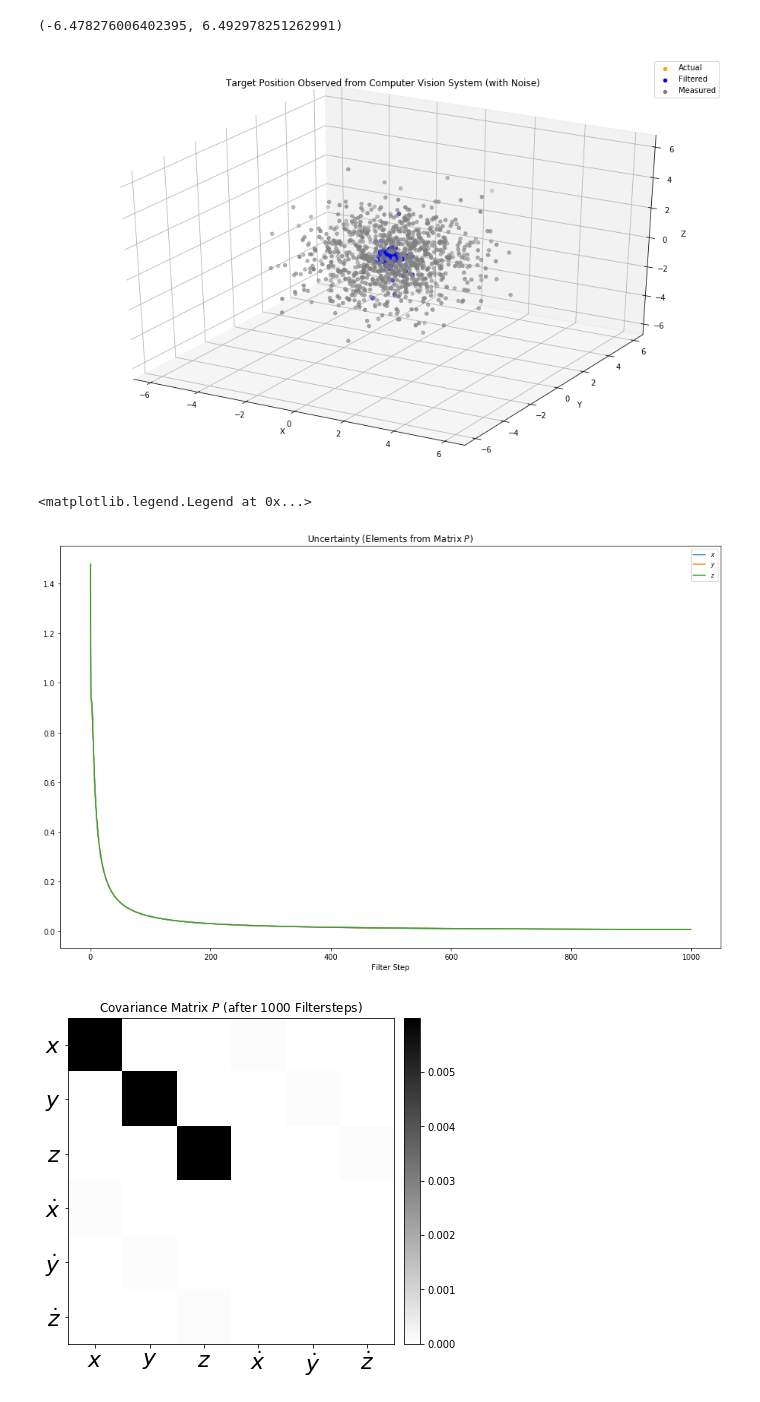
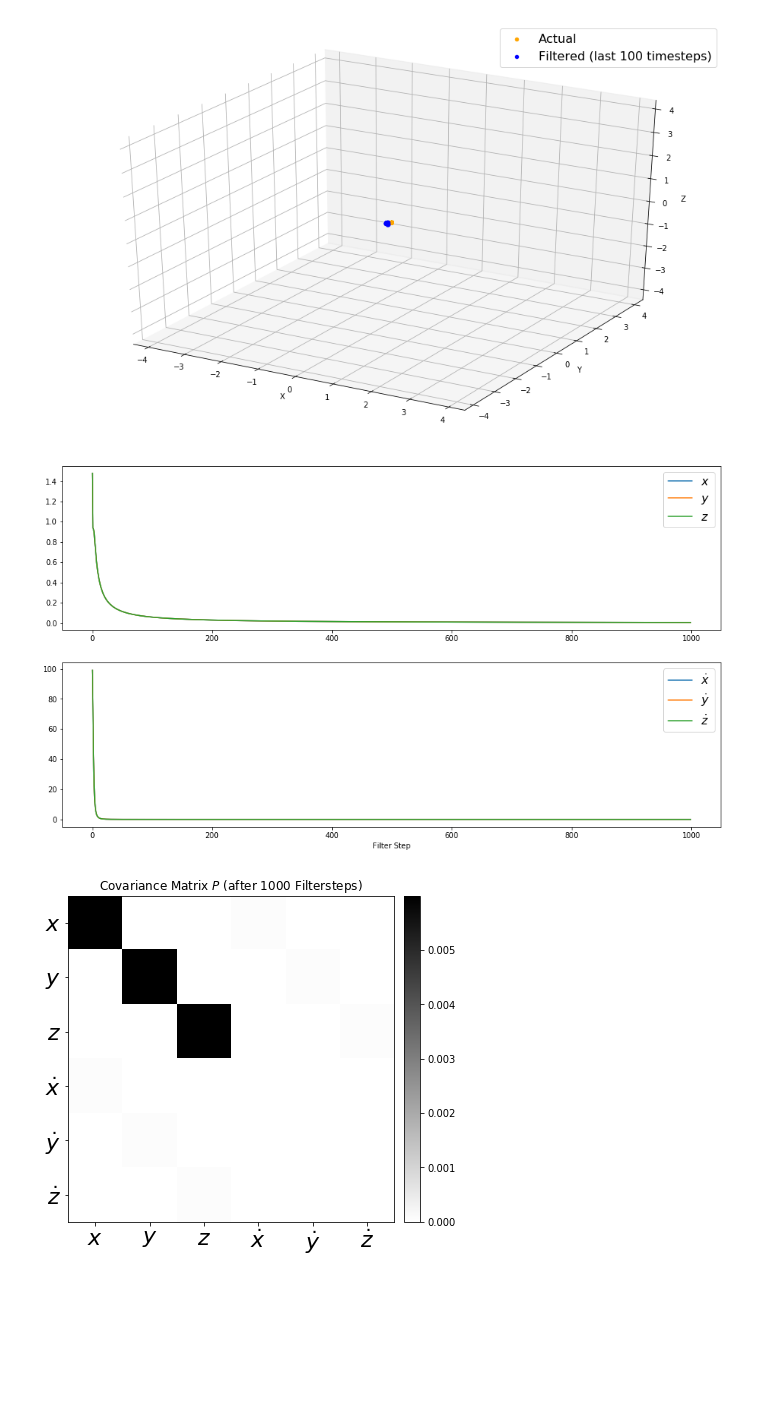
Before and after one commit to diggerdata/kolt_kalman_filter, a Jupyter notebook: Kolt-CV.ipynb, the cells around one changed output. Drawn from its saved outputs; the diff is of its cells as text; code cells hidden in the pictures; blank space fills up the shorter version.

```diff
--- a/Kolt-CV.ipynb
+++ b/Kolt-CV.ipynb
@@ -165,41 +346,45 @@ ax = fig.add_subplot(111, projection='3d')
 # ax.scatter(cXm,cYm,cXm, label='Camera Measured Position')
 # ax.scatter(Xm, Ym, Zm, c='gray', label='Measured')
 ax.scatter(Xr, Yr, Zr, c='orange', label='Actual')
-ax.scatter(xt, yt, zt, c='blue', label='Filtered', zorder=100)
-ax.scatter(Xm, Ym, Zm, c='grey', label='Measured')
+ax.scatter(xt[-100:], yt[-100:], zt[-100:], c='blue', label='Filtered (last 100 timesteps)', zorder=100)
 ax.set_xlabel('X')
 ax.set_ylabel('Y')
 ax.set_zlabel('Z')
-plt.title('Target Position Observed from Computer Vision System (with Noise)')
-plt.legend()
+# plt.title('Target Position Observed from Computer Vision System (with Noise)')
+plt.legend(prop={'size':16})
 
 ax.w_xaxis.set_pane_color((1.0, 1.0, 1.0, 1.0))
 
 # Axis equal
-max_range = np.array([Xm.max()-Xm.min(),Ym.max()-Ym.min(), Zm.max()-Zm.min()]).max() / 2.0
+max_range = np.array([Xm.max()-Xm.min(),Ym.max()-Ym.min(), Zm.max()-Zm.min()]).max() / 2.5
 mean_x = Xm.mean()
 mean_y = Ym.mean()
 mean_z = Zm.mean()
 ax.set_xlim(mean_x - max_range, mean_x + max_range)
 ax.set_ylim(mean_y - max_range, mean_y + max_range)
 ax.set_zlim(mean_z - max_range, mean_z + max_range)
+plt.savefig('KF_position_result.png', dpi=150, bbox_inches='tight')
 # %% [output]
-(-6.478276006402395, 6.492978251262991)
-[figure, old version]
+[figure, new version]
 # %%
-fig = plt.figure(figsize=(16,10))
+fig = plt.figure(figsize=(16,9))
+plt.subplot(211)
 plt.plot(range(len(measurements[0])),Px, label='$x$')
 plt.plot(range(len(measurements[0])),Py, label='$y$')
 plt.plot(range(len(measurements[0])),Pz, label='$z$')
-plt.title('Uncertainty (Elements from Matrix $P$)')
-plt.legend(loc='best',prop={'size':8})
+# plt.title('Uncertainty (Elements from Matrix $P$)')
+plt.legend(loc='best',prop={'size':16})
+plt.subplot(212)
+plt.plot(range(len(measurements[0])),Pdx, label='$\dot x$')
+plt.plot(range(len(measurements[0])),Pdy, label='$\dot y$')
+plt.plot(range(len(measurements[0])),Pdz, label='$\dot z$')
 
 plt.xlabel('Filter Step')
 plt.ylabel('')
-plt.legend(loc='best',prop={'size':8})
+plt.legend(loc='best',prop={'size':16})
+plt.savefig('CF_uncertainty.png', dpi=150, bbox_inches='tight')
 # %% [output]
-<matplotlib.legend.Legend at 0x...>
-[figure, old version]
+[figure, new version]
 # %%
 fig = plt.figure(figsize=(6, 6))
 im = plt.imshow(P, interpolation="none", cmap=plt.get_cmap('binary'))
```
Also changed, not shown: parts of 23 cells of this notebook, 10 other files.
